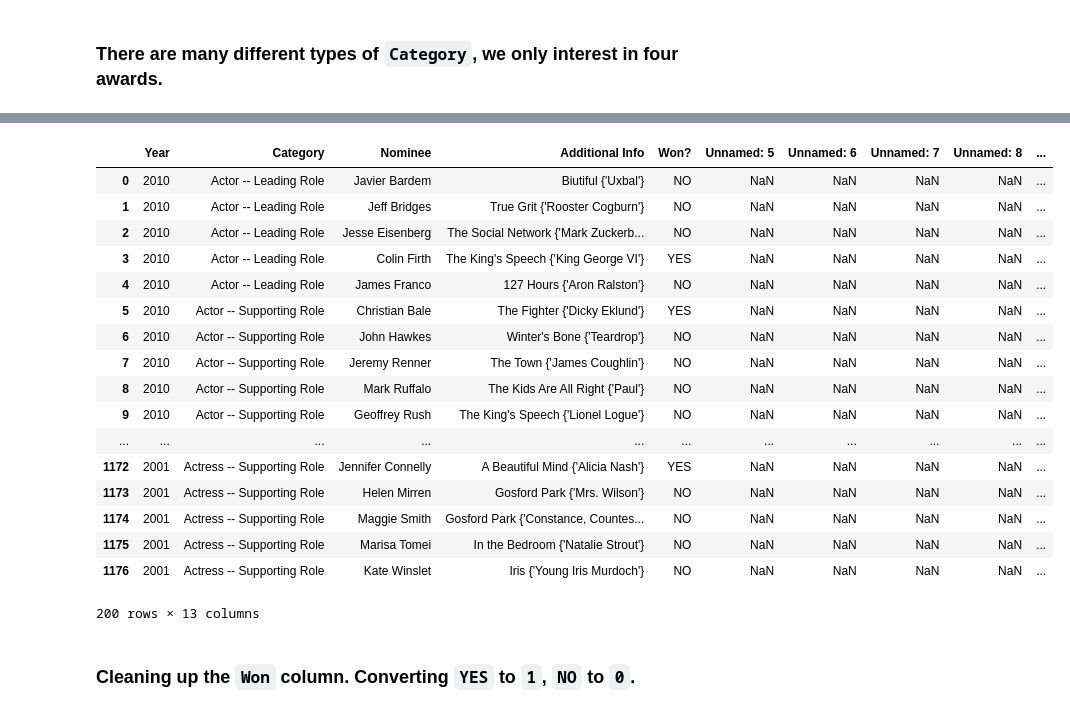
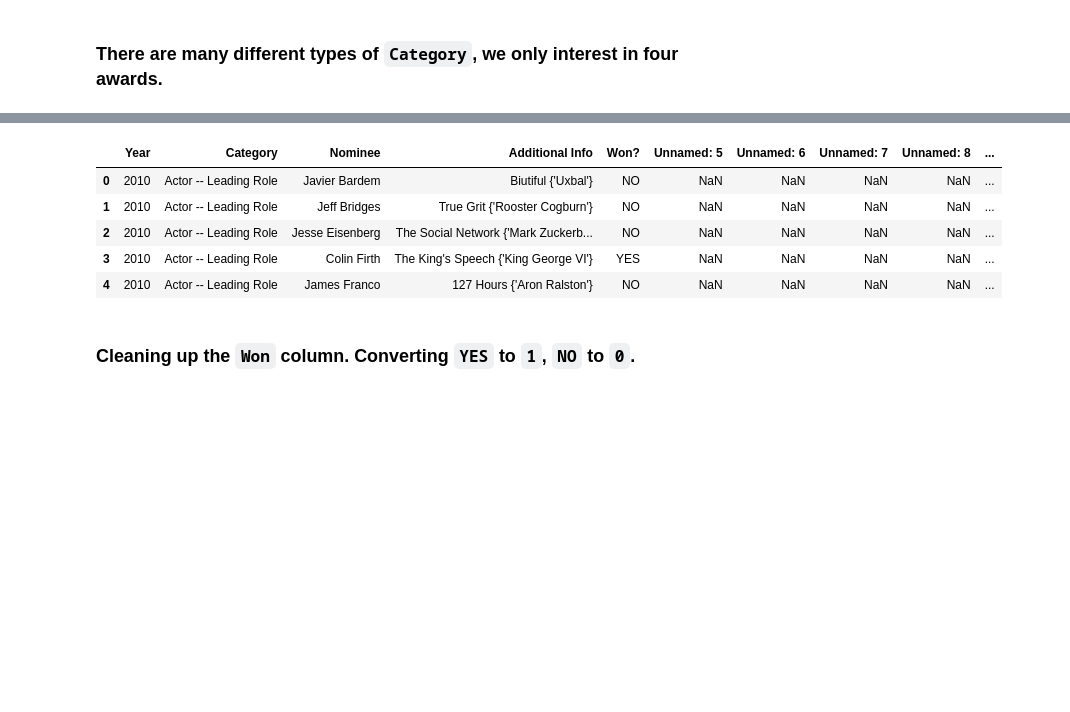
Before and after one commit to frankbearzou/Data-analysis, a Jupyter notebook: Academy Award nominations/Academy Award nominations.ipynb, the cells around one changed output, grey strips where cells are left out. Saved outputs shown, nothing was run; the diff lists cells and outputs as text; code cells hidden in the pictures; blank space fills up the shorter version.

```diff
--- a/Academy Award nominations/Academy Award nominations.ipynb
+++ b/Academy Award nominations/Academy Award nominations.ipynb
@@ -283,26 +214,14 @@ award_categories = ['Actor -- Leading Role', 'Actor -- Supporting Role', 'Actres
 # %%
 nominations = later_than_2000[later_than_2000['Category'].isin(award_categories)]
 # %%
-nominations
+nominations.head()
 # %% [output]
 |  | Year | Category | Nominee | Additional Info | Won? | Unnamed: 5 | Unnamed: 6 | Unnamed: 7 | Unnamed: 8 | ... |
 | 0 | 2010 | Actor -- Leading Role | Javier Bardem | Biutiful {'Uxbal'} | NO | NaN | NaN | NaN | NaN | ... |
 | 1 | 2010 | Actor -- Leading Role | Jeff Bridges | True Grit {'Rooster Cogburn'} | NO | NaN | NaN | NaN | NaN | ... |
 | 2 | 2010 | Actor -- Leading Role | Jesse Eisenberg | The Social Network {'Mark Zuckerb... | NO | NaN | NaN | NaN | NaN | ... |
 | 3 | 2010 | Actor -- Leading Role | Colin Firth | The King's Speech {'King George VI'} | YES | NaN | NaN | NaN | NaN | ... |
 | 4 | 2010 | Actor -- Leading Role | James Franco | 127 Hours {'Aron Ralston'} | NO | NaN | NaN | NaN | NaN | ... |
-| 5 | 2010 | Actor -- Supporting Role | Christian Bale | The Fighter {'Dicky Eklund'} | YES | NaN | NaN | NaN | NaN | ... |
-| 6 | 2010 | Actor -- Supporting Role | John Hawkes | Winter's Bone {'Teardrop'} | NO | NaN | NaN | NaN | NaN | ... |
-| 7 | 2010 | Actor -- Supporting Role | Jeremy Renner | The Town {'James Coughlin'} | NO | NaN | NaN | NaN | NaN | ... |
-| 8 | 2010 | Actor -- Supporting Role | Mark Ruffalo | The Kids Are All Right {'Paul'} | NO | NaN | NaN | NaN | NaN | ... |
-| 9 | 2010 | Actor -- Supporting Role | Geoffrey Rush | The King's Speech {'Lionel Logue'} | NO | NaN | NaN | NaN | NaN | ... |
-| ... | ... | ... | ... | ... | ... | ... | ... | ... | ... | ... |
-| 1172 | 2001 | Actress -- Supporting Role | Jennifer Connelly | A Beautiful Mind {'Alicia Nash'} | YES | NaN | NaN | NaN | NaN | ... |
-| 1173 | 2001 | Actress -- Supporting Role | Helen Mirren | Gosford Park {'Mrs. Wilson'} | NO | NaN | NaN | NaN | NaN | ... |
-| 1174 | 2001 | Actress -- Supporting Role | Maggie Smith | Gosford Park {'Constance, Countes... | NO | NaN | NaN | NaN | NaN | ... |
-| 1175 | 2001 | Actress -- Supporting Role | Marisa Tomei | In the Bedroom {'Natalie Strout'} | NO | NaN | NaN | NaN | NaN | ... |
-| 1176 | 2001 | Actress -- Supporting Role | Kate Winslet | Iris {'Young Iris Murdoch'} | NO | NaN | NaN | NaN | NaN | ... |
-200 rows × 13 columns
 # %% [markdown]
 ### Cleaning up the `Won` column. Converting `YES` to `1`, `NO` to `0`.
 # %%
```
Also changed, not shown: parts of 14 cells of this notebook.
